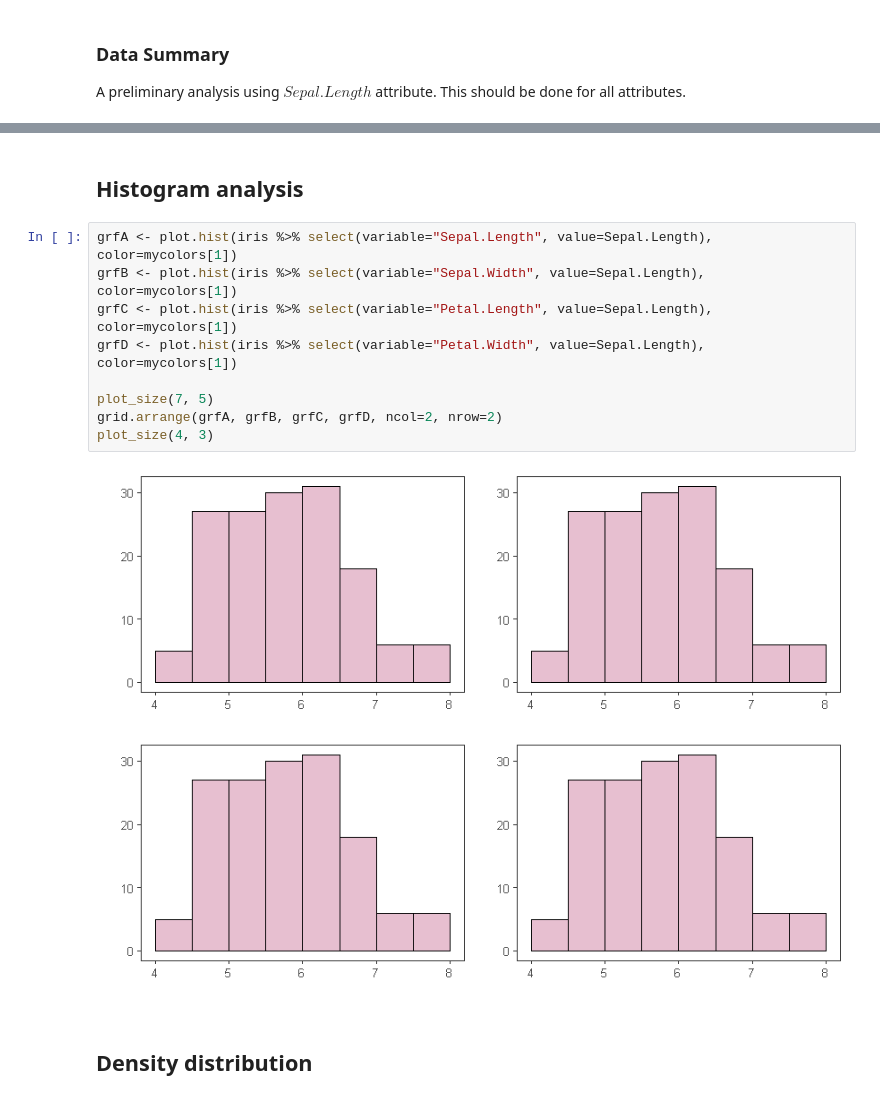
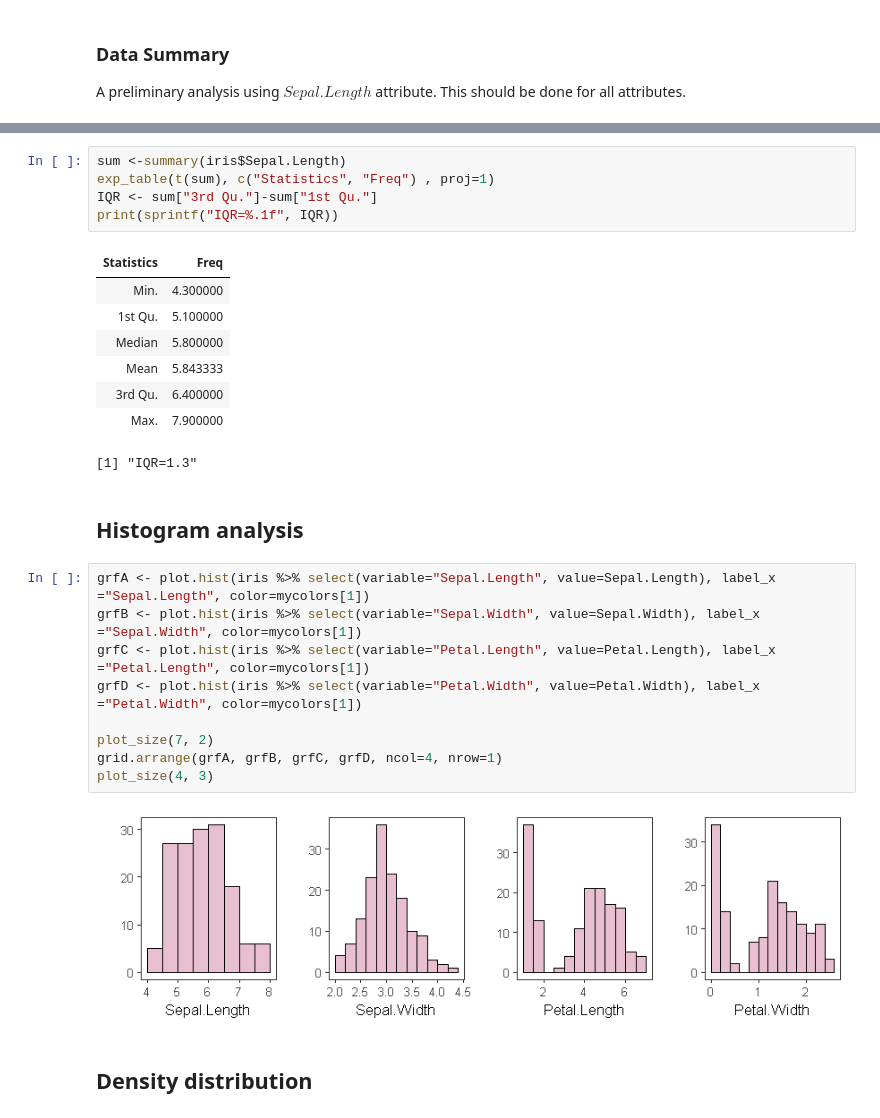
Before and after one commit to eogasawara/mylibrary, a Jupyter notebook: myExploratoryAnalysis.ipynb, the cells around one changed output, grey strips where cells are left out. Saved outputs shown, nothing was run; the diff lists cells and outputs as text.

```diff
--- a/myExploratoryAnalysis.ipynb
+++ b/myExploratoryAnalysis.ipynb
@@ -62,16 +48,30 @@ exp_table(t(table(iris$Sepal.Length)), c("Value", "Freq") , proj=1)
+# %%
+sum <-summary(iris$Sepal.Length)
+exp_table(t(sum), c("Statistics", "Freq") , proj=1)
+IQR <- sum["3rd Qu."]-sum["1st Qu."]
+print(sprintf("IQR=%.1f", IQR))
+# %% [output]
+| Statistics | Freq |
+| Min. | 4.300000 |
+| 1st Qu. | 5.100000 |
+| Median | 5.800000 |
+| Mean | 5.843333 |
+| 3rd Qu. | 6.400000 |
+| Max. | 7.900000 |
+[1] "IQR=1.3"
 # %% [markdown]
 ## Histogram analysis
 # %%
-grfA <- plot.hist(iris %>% select(variable="Sepal.Length", value=Sepal.Length), color=mycolors[1])
-grfB <- plot.hist(iris %>% select(variable="Sepal.Width", value=Sepal.Length), color=mycolors[1])
-grfC <- plot.hist(iris %>% select(variable="Petal.Length", value=Sepal.Length), color=mycolors[1])
-grfD <- plot.hist(iris %>% select(variable="Petal.Width", value=Sepal.Length), color=mycolors[1])
+grfA <- plot.hist(iris %>% select(variable="Sepal.Length", value=Sepal.Length), label_x ="Sepal.Length", color=mycolors[1])
+grfB <- plot.hist(iris %>% select(variable="Sepal.Width", value=Sepal.Width), label_x ="Sepal.Width", color=mycolors[1])
+grfC <- plot.hist(iris %>% select(variable="Petal.Length", value=Petal.Length), label_x ="Petal.Length", color=mycolors[1])
+grfD <- plot.hist(iris %>% select(variable="Petal.Width", value=Petal.Width), label_x ="Petal.Width", color=mycolors[1])
 
-plot_size(7, 5)
-grid.arrange(grfA, grfB, grfC, grfD, ncol=2, nrow=2)
+plot_size(7, 2)
+grid.arrange(grfA, grfB, grfC, grfD, ncol=4, nrow=1)
 plot_size(4, 3)
 # %% [output]
-[figure, old version]
+[figure, new version]
 # %% [markdown]
 ## Density distribution
 # %%
```
Also changed, not shown: parts of 7 cells of this notebook, 1 other file.
